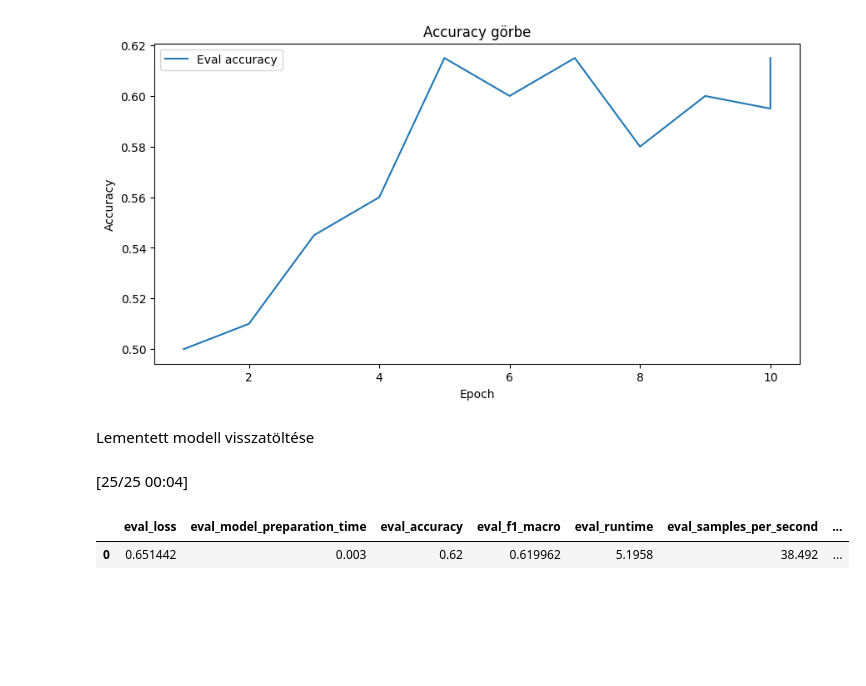
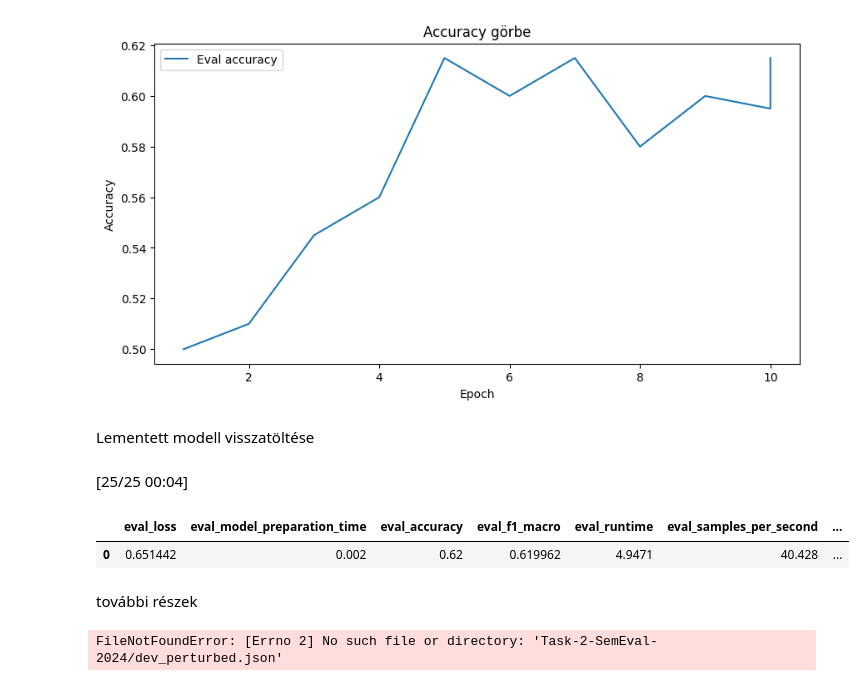
Before and after one commit to lego111Aron/SemEval_2024_Task-2_SafeBiomedicalNaturalLanguageInferenceForClinicalTrials, a Jupyter notebook: SemEval2024_Task2_NLI.ipynb, the cells around one changed output. Cells and saved outputs as stored; diff of their text form; code cells hidden in the pictures; blank space fills up the shorter version.

```diff
--- a/SemEval2024_Task2_NLI.ipynb
+++ b/SemEval2024_Task2_NLI.ipynb
@@ -385,29 +385,55 @@ load_dir = "Results/microsoft-BiomedNLP-PubMedBERT-base-uncased-abstract_optimiz
 model = AutoModelForSequenceClassification.from_pretrained(load_dir)
 tokenizer = AutoTokenizer.from_pretrained(load_dir)
 # %%
-ne fuss le
+# ne fuss le
 
 from transformers import Trainer
 import pandas as pd
 
 # Feltételezzük, hogy tokenized_dev már létezik (vagy újratöltöd)
 trainer = Trainer(
     model=model,
     tokenizer=tokenizer,
     compute_metrics=compute_metrics  # ugyanaz a függvény, mint tanításkor
 )
 
 results = trainer.evaluate(eval_dataset=tokenized_dev)
 # Eredmények DataFrame-be rendezése és szebb kiírása
 results_df = pd.DataFrame([results])
 display(results_df)
 # %% [output]
 [25/25 00:04]
 |  | eval_loss | eval_model_preparation_time | eval_accuracy | eval_f1_macro | eval_runtime | eval_samples_per_second | ... |
-| 0 | 0.651442 | 0.003 | 0.62 | 0.619962 | 5.1958 | 38.492 | ... |
+| 0 | 0.651442 | 0.002 | 0.62 | 0.619962 | 4.9471 | 40.428 | ... |
 # %%
 # Kiüríti a GPU memóriát
 
 import torch
 torch.cuda.empty_cache()
 torch.cuda.ipc_collect()
+# %% [markdown]
+további részek
+# %%
+import json
+import pandas as pd
+
+PERTURBED_DEV_PATH = f"{DATA_DIR}/dev_perturbed.json"
+PERTURBED_TEST_PATH = f"{DATA_DIR}/test_perturbed.json"
+
+def load_perturbed_json(path):
+    with open(path, "r", encoding="utf-8") as f:
+        data = json.load(f)
+    # Átalakítás listává, ID hozzáadása
+    data_list = []
+    for ex_id, ex in data.items():
+        ex["id"] = ex_id
+        data_list.append(ex)
+    return data_list
+
+perturbed_dev_data = load_perturbed_json(PERTURBED_DEV_PATH)
+perturbed_test_data = load_perturbed_json(PERTURBED_TEST_PATH)
+
+print(f"Perturbed dev példák száma: {len(perturbed_dev_data)}")
+print(f"Perturbed test példák száma: {len(perturbed_test_data)}")
+# %% [output]
+FileNotFoundError: [Errno 2] No such file or directory: 'Task-2-SemEval-2024/dev_perturbed.json'
```
Also changed, not shown: parts of 7 cells of this notebook.
